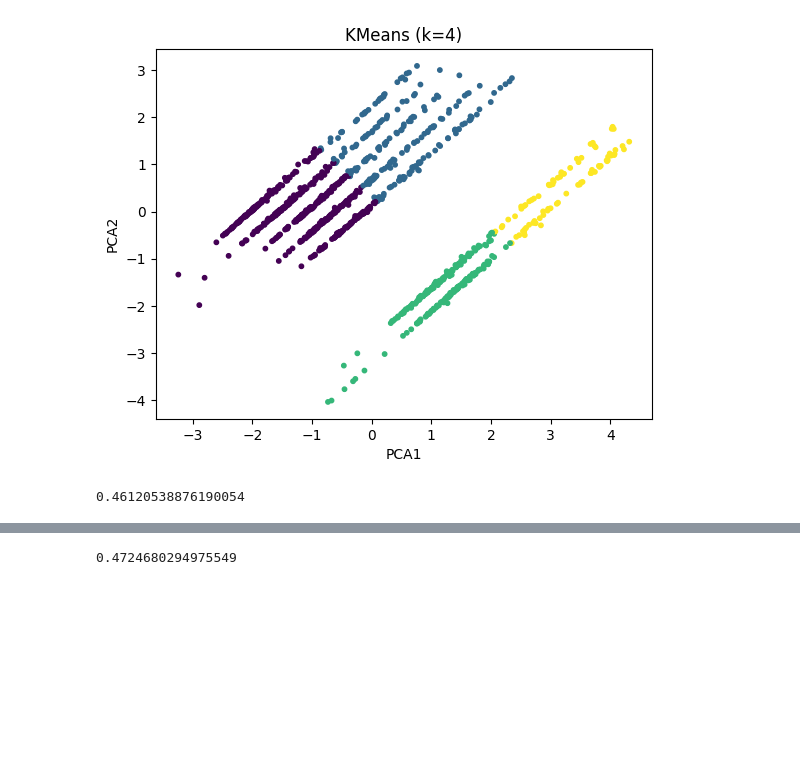
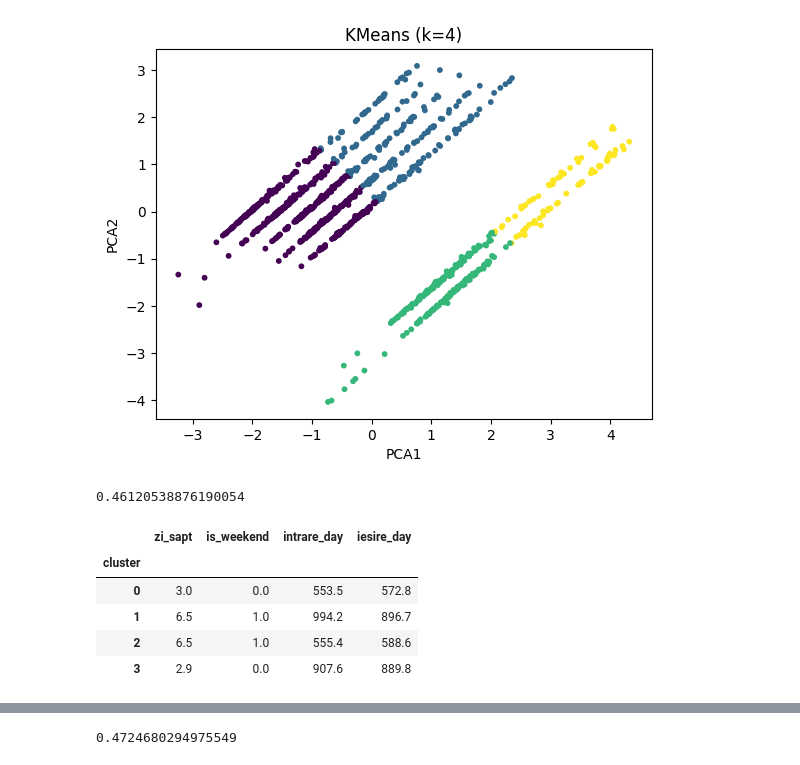
Before and after one commit to IgorLatii/mldm_lab1, a Jupyter notebook: notebooks/lab1_clustering.ipynb, the cells around one changed output, grey strips where cells are left out. Saved outputs shown, nothing was run; the diff lists cells and outputs as text; code cells hidden in the pictures; blank space fills up the shorter version.

```diff
--- a/notebooks/lab1_clustering.ipynb
+++ b/notebooks/lab1_clustering.ipynb
@@ -135,4 +160,22 @@ sil_agg = silhouette_score(X_scaled, labels_agg)
 sil_agg
 # %% [output]
 0.46120538876190054
+# %%
+#Clusters identified by Agglomerative
+df_one["cluster"] = labels_agg
+cluster_profile = (
+    df_one
+    .groupby("cluster")[feature_cols]
+    .mean()
+    .round(1)
+)
+
+cluster_profile
+# %% [output]
+|  | zi_sapt | is_weekend | intrare_day | iesire_day |
+| cluster |  |  |  |  |
+| 0 | 3.0 | 0.0 | 553.5 | 572.8 |
+| 1 | 6.5 | 1.0 | 994.2 | 896.7 |
+| 2 | 6.5 | 1.0 | 555.4 | 588.6 |
+| 3 | 2.9 | 0.0 | 907.6 | 889.8 |
 # %%
```
Also changed, not shown: parts of 16 cells of this notebook.
